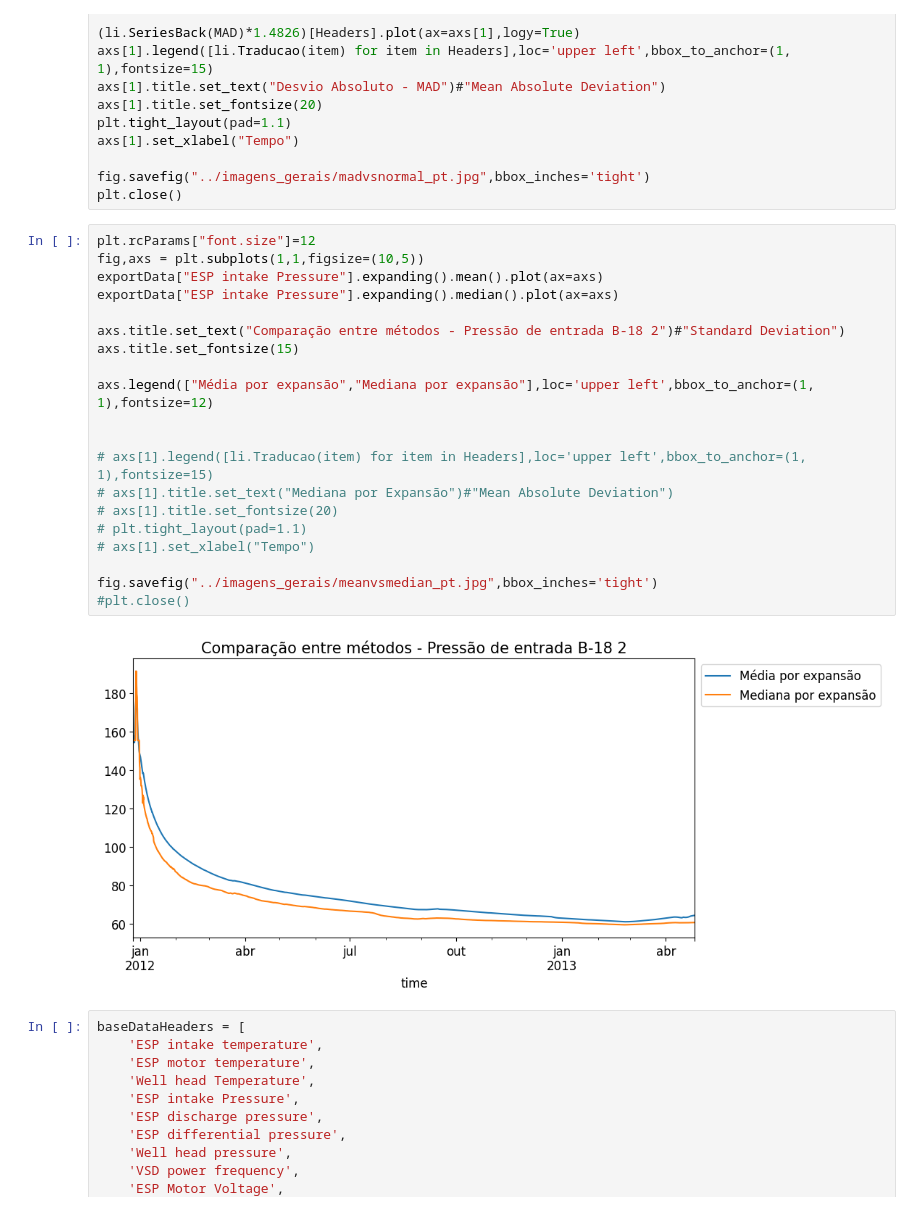
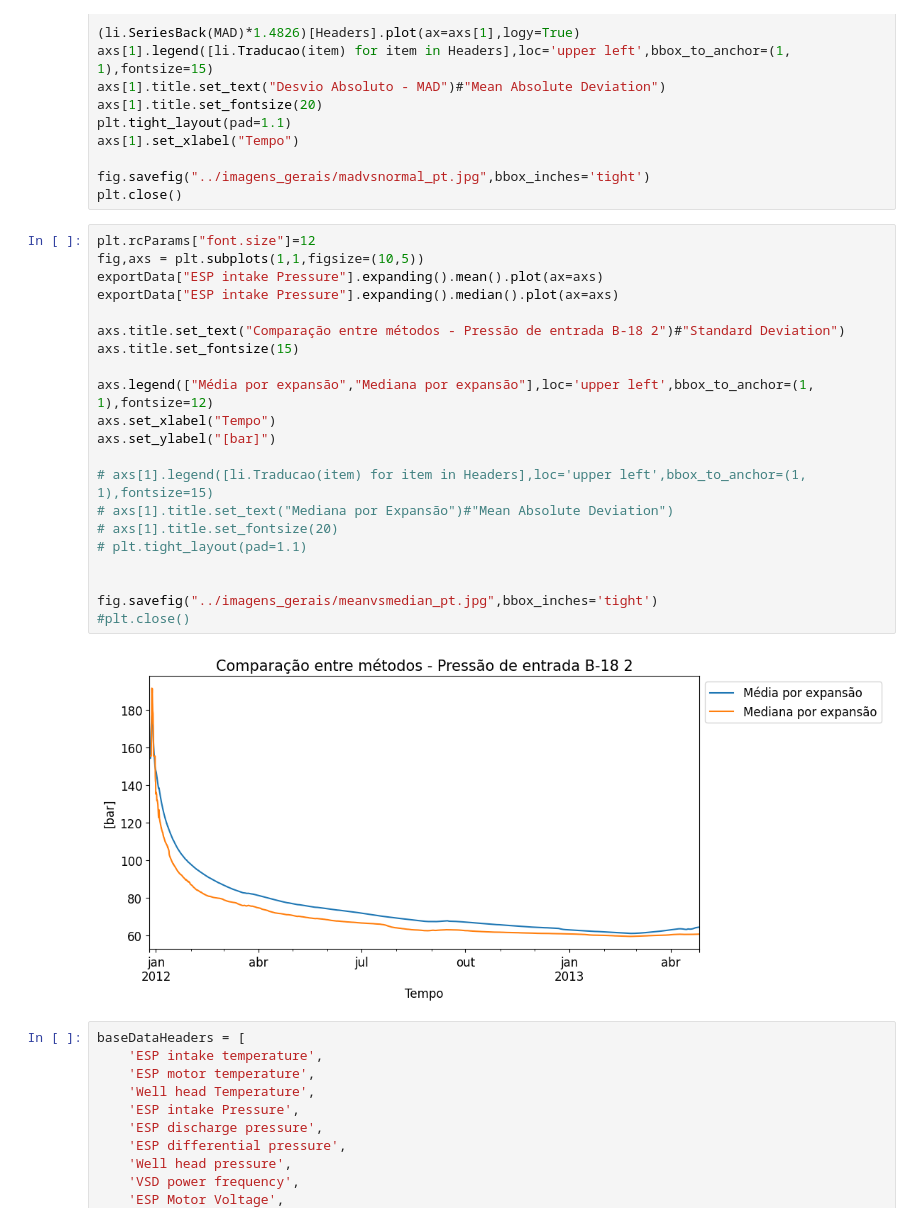
Before and after one commit to RL2-SP3/LISSA, a Jupyter notebook: examples/pump_data_cleaning.ipynb, the cells around one changed output. Cells and saved outputs as stored; diff of their text form.

```diff
--- a/examples/pump_data_cleaning.ipynb
+++ b/examples/pump_data_cleaning.ipynb
@@ -170,25 +168,26 @@ plt.close()
 # %%
 plt.rcParams["font.size"]=12
 fig,axs = plt.subplots(1,1,figsize=(10,5))
 exportData["ESP intake Pressure"].expanding().mean().plot(ax=axs)
 exportData["ESP intake Pressure"].expanding().median().plot(ax=axs)
 
 axs.title.set_text("Comparação entre métodos - Pressão de entrada B-18 2")#"Standard Deviation")
 axs.title.set_fontsize(15)
 
 axs.legend(["Média por expansão","Mediana por expansão"],loc='upper left',bbox_to_anchor=(1, 1),fontsize=12)
-
+axs.set_xlabel("Tempo")
+axs.set_ylabel("[bar]")
 
 # axs[1].legend([li.Traducao(item) for item in Headers],loc='upper left',bbox_to_anchor=(1, 1),fontsize=15)
 # axs[1].title.set_text("Mediana por Expansão")#"Mean Absolute Deviation")
 # axs[1].title.set_fontsize(20)
 # plt.tight_layout(pad=1.1)
-# axs[1].set_xlabel("Tempo")
+
 
 fig.savefig("../imagens_gerais/meanvsmedian_pt.jpg",bbox_inches='tight')
 #plt.close()
 # %% [output]
-[figure, old version]
+[figure, new version]
 # %%
 baseDataHeaders = [
     'ESP intake temperature',
```
Also changed, not shown: parts of 1 cell of this notebook, 1 other file.
